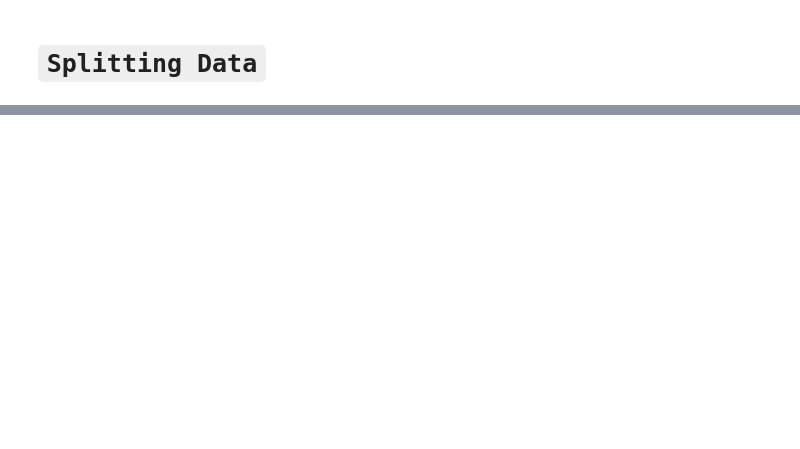
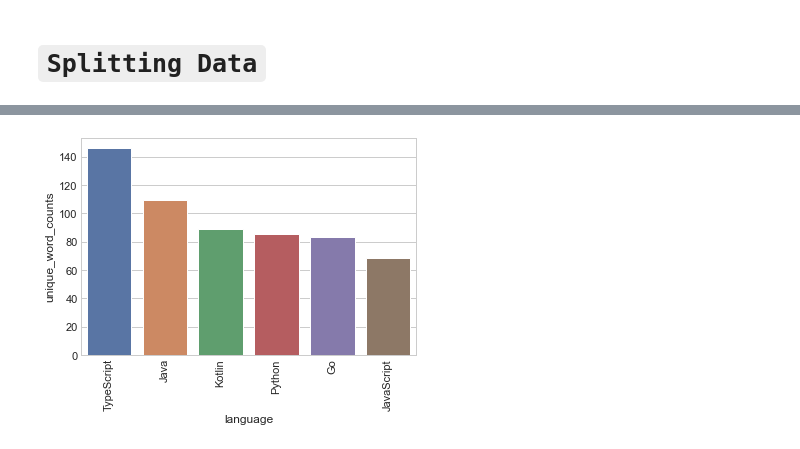
Before and after one commit to bert-jason-ray/nlp-group-project, a Jupyter notebook: contreras_explore.ipynb, the cells around one changed output, grey strips where cells are left out. Saved outputs shown, nothing was run; the diff lists cells and outputs as text; code cells hidden in the pictures; blank space fills up the shorter version.

```diff
--- a/contreras_explore.ipynb
+++ b/contreras_explore.ipynb
@@ -184,0 +257,12 @@ plt.title('Proportion of JavaScript vs python for the 20 most common words')
+# %%
+# Visual of the unique word counts
+train['unique_word_counts'] = train.lemmatized.apply(lambda x : len(set(x.split())))
+
+unique_train = pd.DataFrame(train.groupby('language').unique_word_counts.mean().sort_values(ascending=False)).reset_index()
+unique_train.head()
+
+ax = sns.barplot(x='language',y='unique_word_counts',data=unique_train)
+ax.set_xticklabels(ax.get_xticklabels(),rotation=90)
+plt.show()
+# %% [output]
+[figure, added]
```
Also changed, not shown: parts of 26 cells of this notebook, 1 other file.
